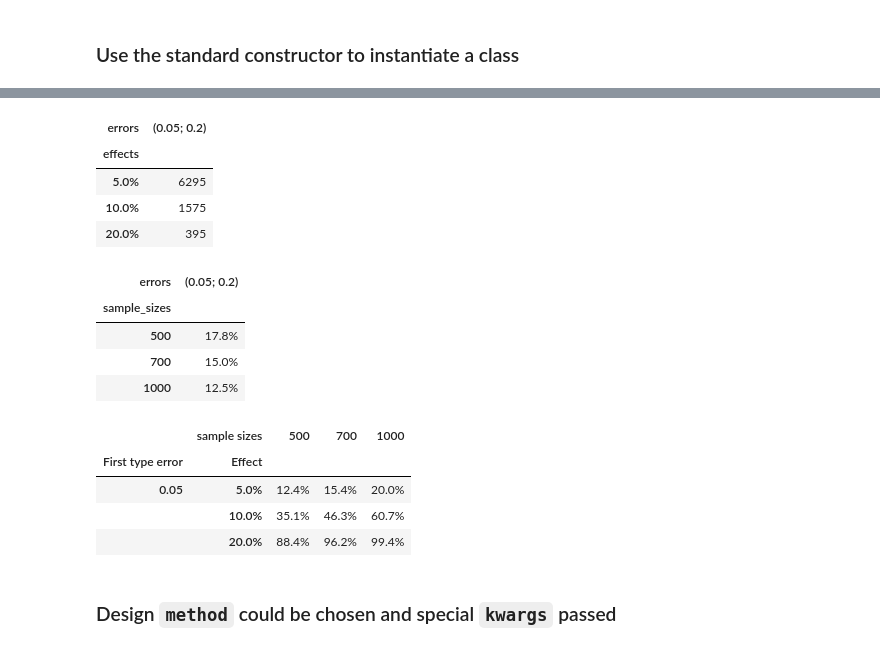
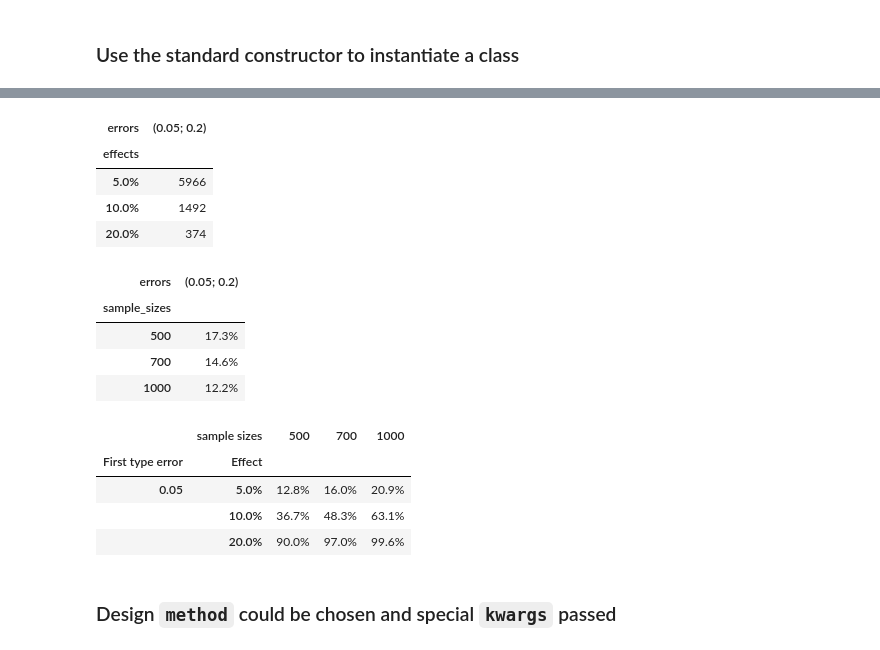
Before and after one commit to MobileTeleSystems/Ambrosia, a Jupyter notebook: examples/1_usage_example_for_core_classes.ipynb, the cells around one changed output, grey strips where cells are left out. Drawn from its saved outputs; the diff is of its cells as text; code cells hidden in the pictures.

```diff
--- a/examples/1_usage_example_for_core_classes.ipynb
+++ b/examples/1_usage_example_for_core_classes.ipynb
@@ -137,3 +137,5 @@ table.head()
+# %%
+data = data[:500].copy()
 # %% [markdown]
 ### Use the standard constructor to instantiate a class
 # %%
@@ -141,26 +151,26 @@ designer = Designer(dataframe=data, effects=[1.05, 1.1, 1.2], sizes=[500, 700, 1
 # %%
-designer.run('size')
+designer.run('size', alternative='two-sided')
 # %% [output]
 | errors | (0.05; 0.2) |
 | effects |  |
-| 5.0% | 6295 |
-| 10.0% | 1575 |
-| 20.0% | 395 |
+| 5.0% | 5966 |
+| 10.0% | 1492 |
+| 20.0% | 374 |
 # %%
 designer.run('effect')
 # %% [output]
 | errors | (0.05; 0.2) |
 | sample_sizes |  |
-| 500 | 17.8% |
-| 700 | 15.0% |
-| 1000 | 12.5% |
+| 500 | 17.3% |
+| 700 | 14.6% |
+| 1000 | 12.2% |
 # %%
 designer.run('power')
 # %% [output]
 |  | sample sizes | 500 | 700 | 1000 |
 | First type error | Effect |  |  |  |
-| 0.05 | 5.0% | 12.4% | 15.4% | 20.0% |
-|  | 10.0% | 35.1% | 46.3% | 60.7% |
-|  | 20.0% | 88.4% | 96.2% | 99.4% |
+| 0.05 | 5.0% | 12.8% | 16.0% | 20.9% |
+|  | 10.0% | 36.7% | 48.3% | 63.1% |
+|  | 20.0% | 90.0% | 97.0% | 99.6% |
 # %% [markdown]
 ### Design ``method`` could be chosen and special ``kwargs`` passed
```
Also changed, not shown: parts of 10 cells of this notebook, 56 other files.
